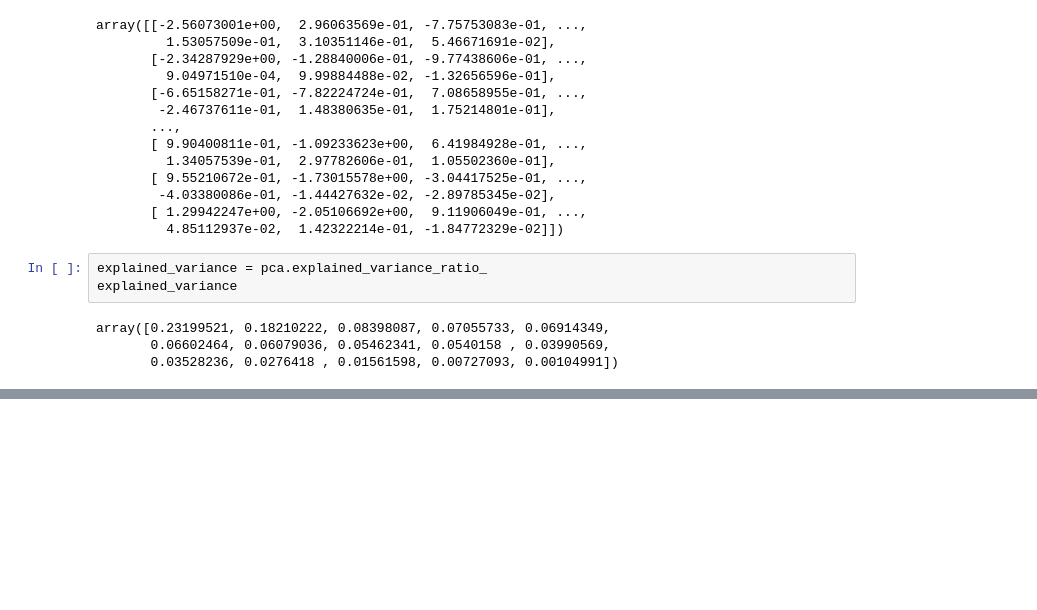
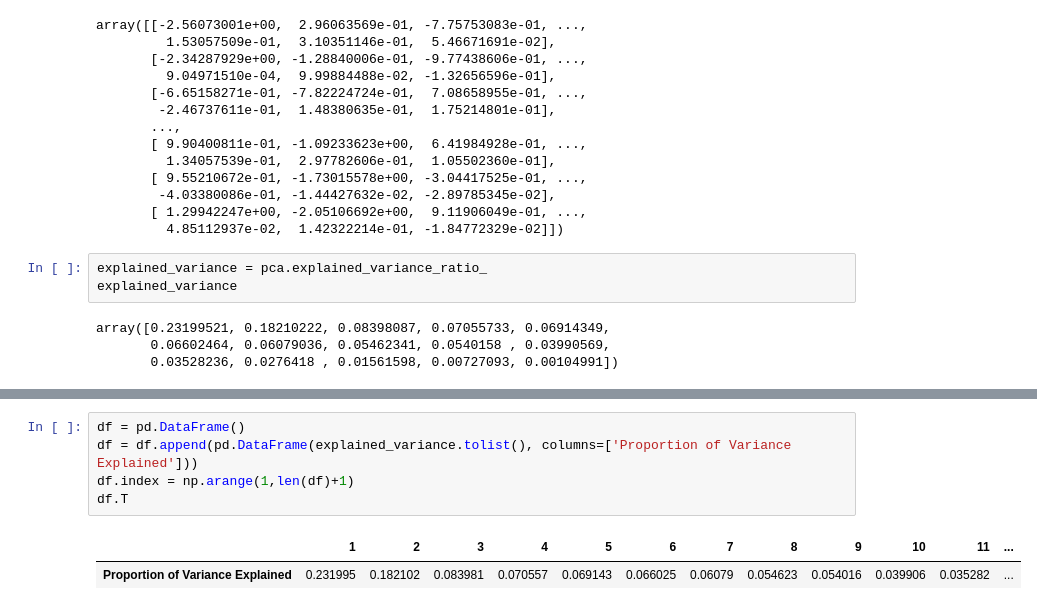
Before and after one commit to Kzis/python-bads4002, a Jupyter notebook: pca.ipynb, the cells around one changed output, grey strips where cells are left out. Cells and saved outputs as stored; diff of their text form; blank space fills up the shorter version.

```diff
--- a/pca.ipynb
+++ b/pca.ipynb
@@ -156,0 +165,8 @@ array([0.23199521])
+# %%
+df = pd.DataFrame()
+df = df.append(pd.DataFrame(explained_variance.tolist(), columns=['Proportion of Variance Explained']))
+df.index = np.arange(1,len(df)+1)
+df.T
+# %% [output]
+|  | 1 | 2 | 3 | 4 | 5 | 6 | 7 | 8 | 9 | 10 | 11 | ... |
+| Proportion of Variance Explained | 0.231995 | 0.182102 | 0.083981 | 0.070557 | 0.069143 | 0.066025 | 0.06079 | 0.054623 | 0.054016 | 0.039906 | 0.035282 | ... |
```
Also changed, not shown: parts of 7 cells of this notebook.
